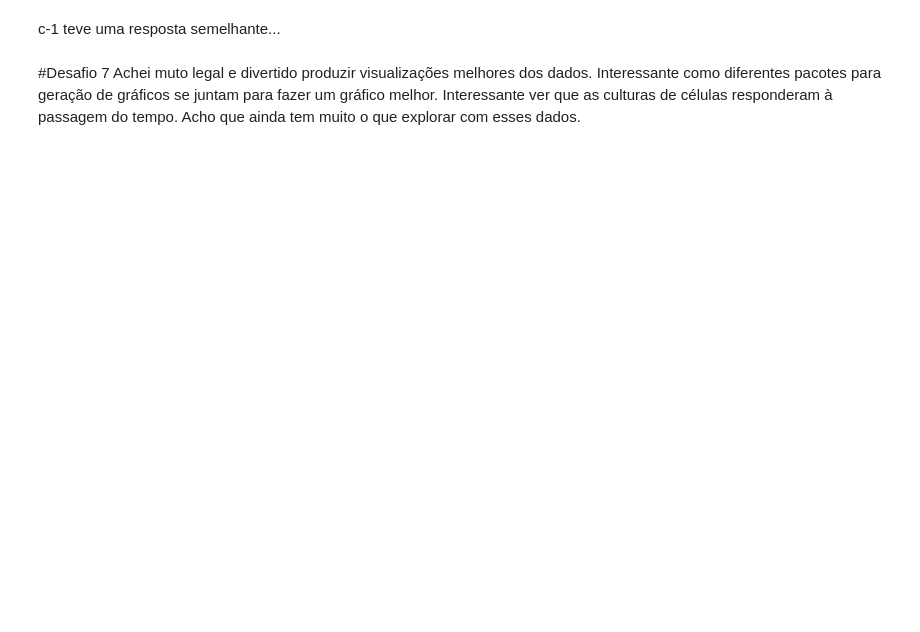
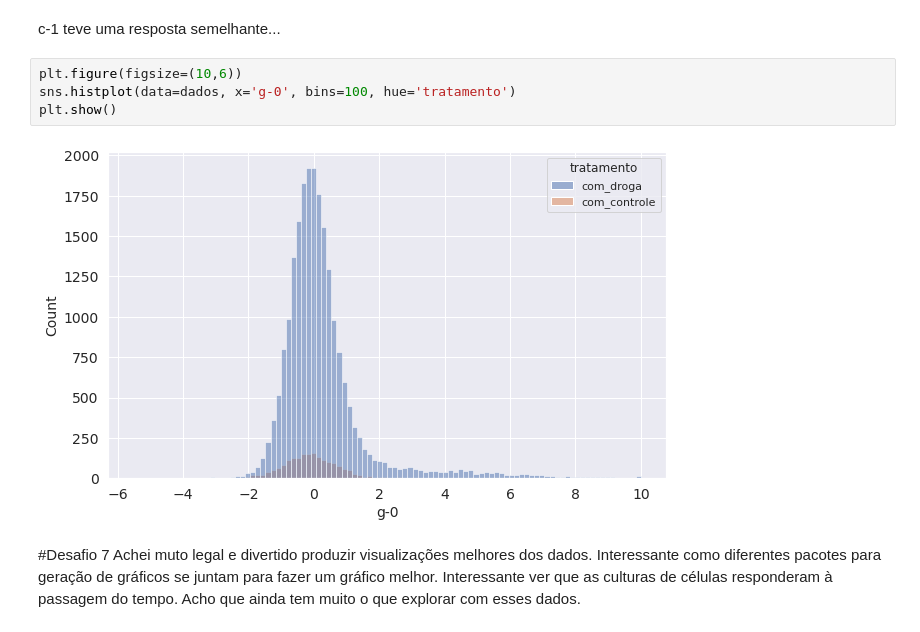
Before and after one commit to luancsoliver/imersao.dados-alura, a Jupyter notebook: Imersao_Dados_Aula_02.ipynb, the cells around one changed output. Saved outputs shown, nothing was run; the diff lists cells and outputs as text; blank space fills up the shorter version.

```diff
--- a/Imersao_Dados_Aula_02.ipynb
+++ b/Imersao_Dados_Aula_02.ipynb
@@ -257,5 +254,11 @@ sns.catplot(y='c-1', x='composto', col='tempo', kind='box', data=dados.query('co
 # %% [markdown]
 c-1 teve uma resposta semelhante...
+# %%
+plt.figure(figsize=(10,6))
+sns.histplot(data=dados, x='g-0', bins=100, hue='tratamento')
+plt.show()
+# %% [output]
+[figure, added]
 # %% [markdown]
 #Desafio 7
 Achei muto legal e divertido produzir visualizações melhores dos dados. Interessante como diferentes pacotes para geração de gráficos se juntam para fazer um gráfico melhor.
```
Also changed, not shown: parts of 9 cells of this notebook.
